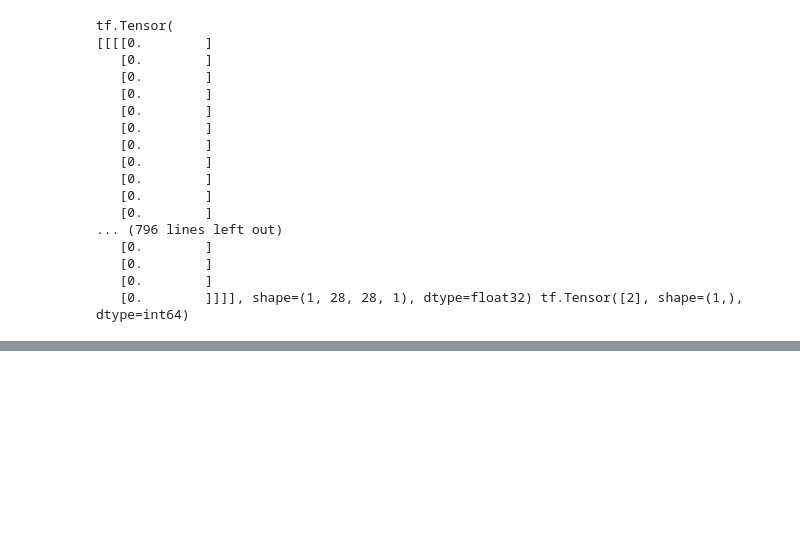
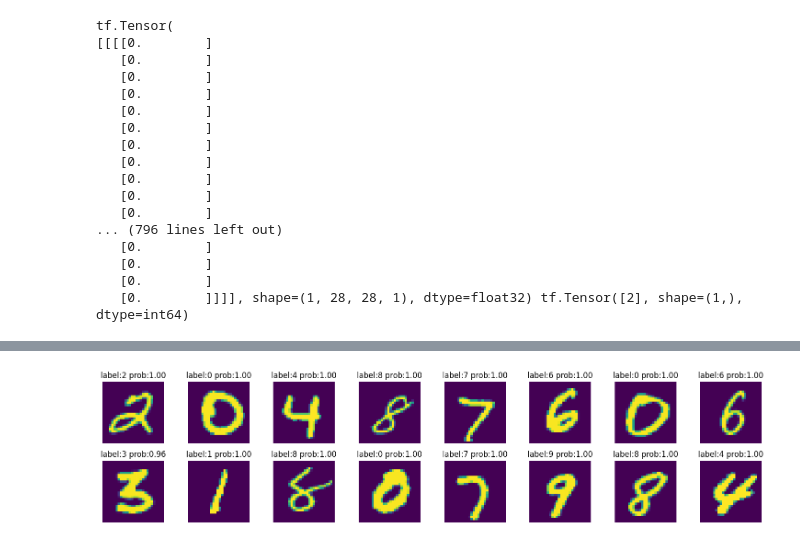
Before and after one commit to vikramviky123/deeplearning, a Jupyter notebook: tensorFlow/5_Image_mnist_clsfctn.ipynb, the cells around one changed output, grey strips where cells are left out. Cells and saved outputs as stored; diff of their text form; code cells hidden in the pictures; blank space fills up the shorter version.

```diff
--- a/tensorFlow/5_Image_mnist_clsfctn.ipynb
+++ b/tensorFlow/5_Image_mnist_clsfctn.ipynb
@@ -427,8 +376,14 @@ plt.figure(figsize=(15, 7))
 for i, (image, label) in enumerate(test_data.take(16)):
   ax = plt.subplot(4, 8, i + 1)
 
-  plt.imshow(image)
-  plt.title(model.predict(image))
+  plt.imshow(tf.squeeze(image, axis=0))
+  pred_prob_lst = model.predict(image)
+
+  pred_label = np.argmax(pred_prob_lst)
+  pred_prob = np.max(pred_prob_lst)
+
+  plt.title(f"label:{pred_label} prob:{pred_prob:.2f}")
   plt.axis('off')
 plt.tight_layout()
 plt.show()
+# %% [output]
@@ -435 +406,2 @@ plt.show()
+[figure, added]
 # %%
```
Also changed, not shown: parts of 22 cells of this notebook, 11 other files.
